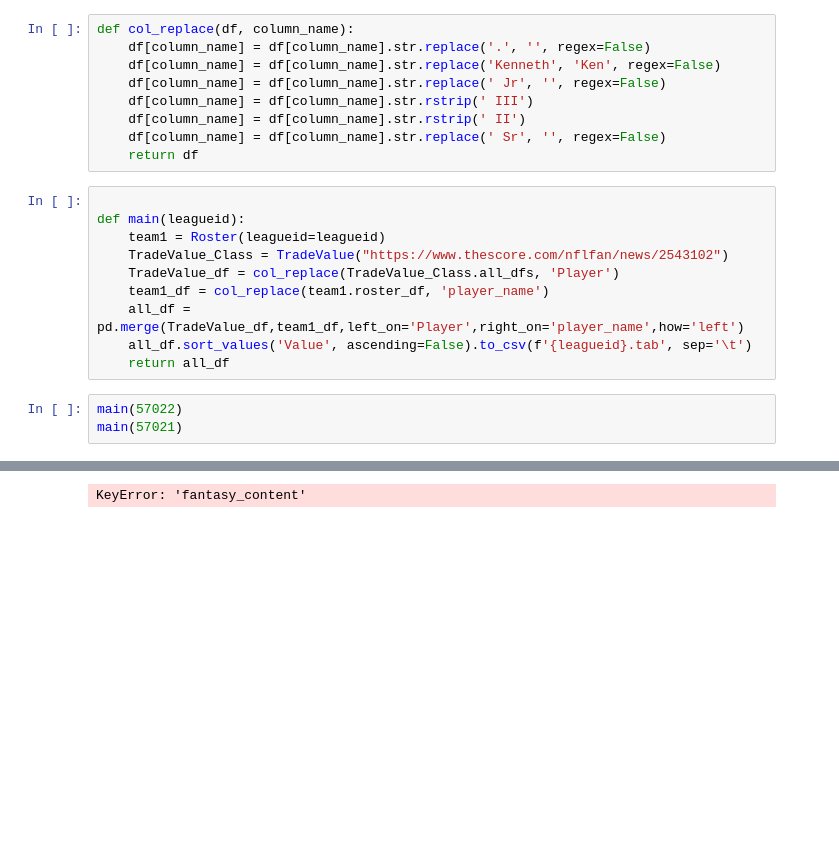
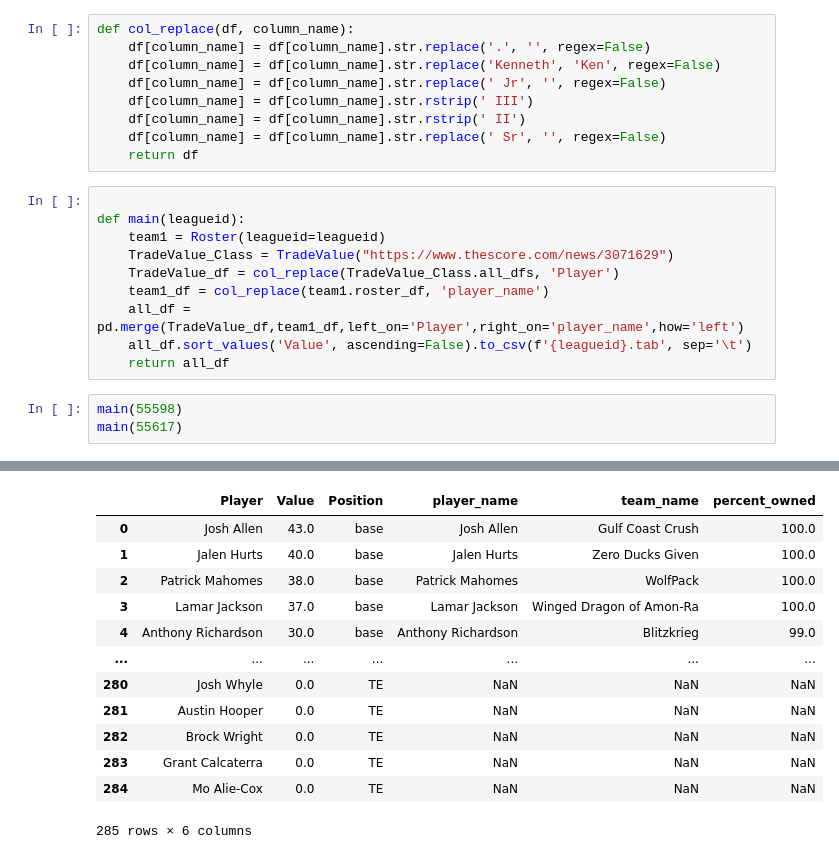
Before and after one commit to JamesYouL2/FantasyFootball, a Jupyter notebook: merge.ipynb, the cells around one changed output, grey strips where cells are left out. Drawn from its saved outputs; the diff is of its cells as text; blank space fills up the shorter version.

```diff
--- a/merge.ipynb
+++ b/merge.ipynb
@@ -19,13 +19,13 @@ def col_replace(df, column_name):
 
 def main(leagueid):
     team1 = Roster(leagueid=leagueid)
-    TradeValue_Class = TradeValue("https://www.thescore.com/nflfan/news/2543102")
+    TradeValue_Class = TradeValue("https://www.thescore.com/news/3071629")
     TradeValue_df = col_replace(TradeValue_Class.all_dfs, 'Player')
     team1_df = col_replace(team1.roster_df, 'player_name')
     all_df = pd.merge(TradeValue_df,team1_df,left_on='Player',right_on='player_name',how='left')
     all_df.sort_values('Value', ascending=False).to_csv(f'{leagueid}.tab', sep='\t')
     return all_df
 # %%
-main(57022)
-main(57021)
+main(55598)
+main(55617)
 # %% [output]
@@ -44 +49,13 @@ INFO:root:{'error': {'xml:lang': 'en-us', 'yahoo:uri': '/fantasy/v2/team/449.l.5
+|  | Player | Value | Position | player_name | team_name | percent_owned |
+| 0 | Josh Allen | 43.0 | base | Josh Allen | Gulf Coast Crush | 100.0 |
+| 1 | Jalen Hurts | 40.0 | base | Jalen Hurts | Zero Ducks Given | 100.0 |
+| 2 | Patrick Mahomes | 38.0 | base | Patrick Mahomes | WolfPack | 100.0 |
+| 3 | Lamar Jackson | 37.0 | base | Lamar Jackson | Winged Dragon of Amon-Ra | 100.0 |
+| 4 | Anthony Richardson | 30.0 | base | Anthony Richardson | Blitzkrieg | 99.0 |
+| ... | ... | ... | ... | ... | ... | ... |
+| 280 | Josh Whyle | 0.0 | TE | NaN | NaN | NaN |
+| 281 | Austin Hooper | 0.0 | TE | NaN | NaN | NaN |
+| 282 | Brock Wright | 0.0 | TE | NaN | NaN | NaN |
+| 283 | Grant Calcaterra | 0.0 | TE | NaN | NaN | NaN |
+| 284 | Mo Alie-Cox | 0.0 | TE | NaN | NaN | NaN |
-KeyError: 'fantasy_content'
+285 rows × 6 columns
```
Also changed, not shown: parts of 1 cell of this notebook, 2 other files.
